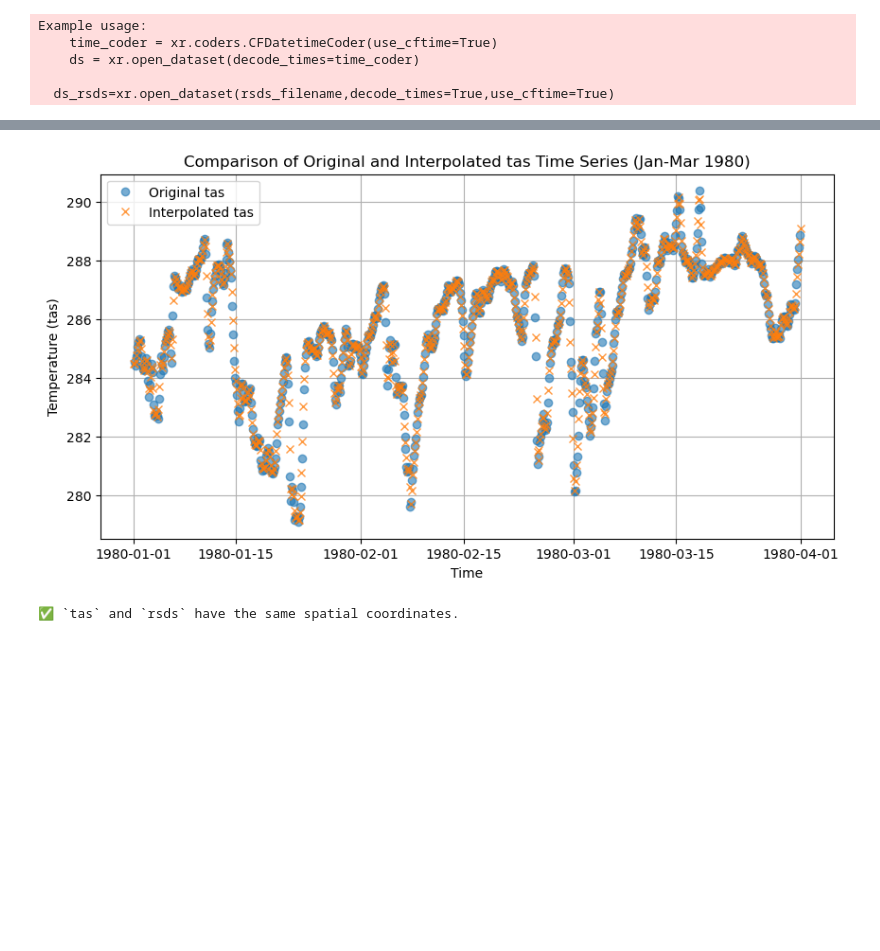
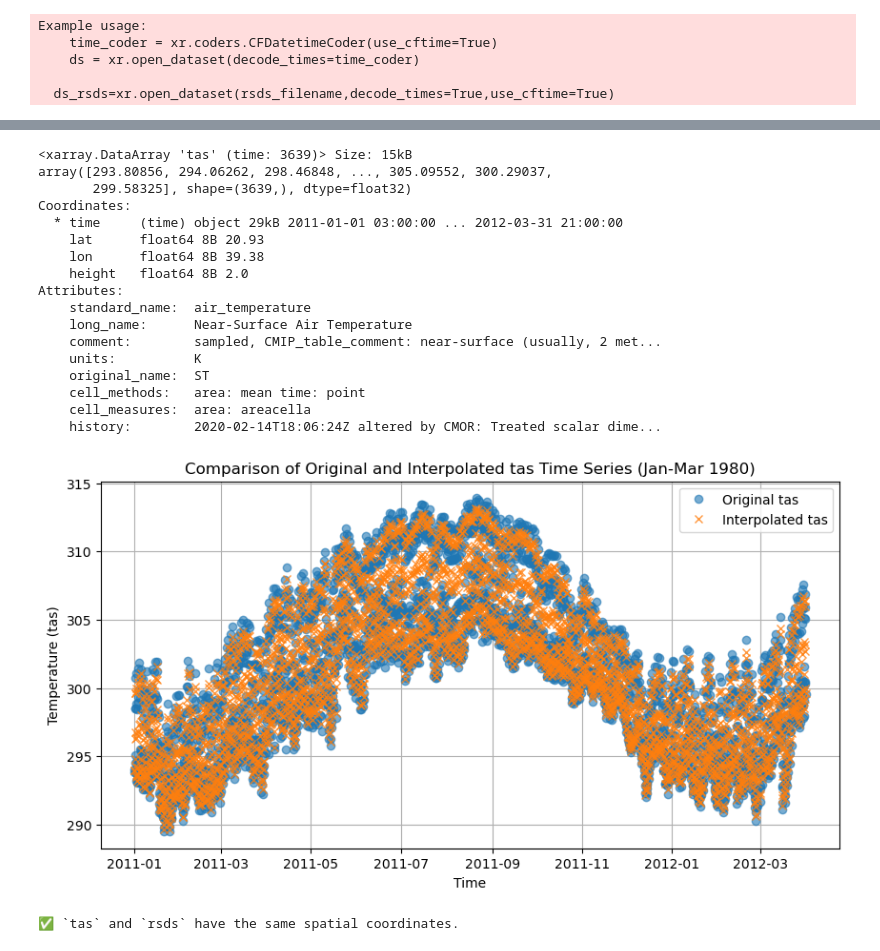
Before and after one commit to martabresco/Climate-Change-Impacted-Solar-Energy-Generation, a Jupyter notebook: temp_interpolation.ipynb, the cells around one changed output, grey strips where cells are left out. Saved outputs shown, nothing was run; the diff lists cells and outputs as text; code cells hidden in the pictures; blank space fills up the shorter version.

Commit message:
tas interp and sarah bias

```diff
--- a/temp_interpolation.ipynb
+++ b/temp_interpolation.ipynb
@@ -21,7 +21,7 @@ Example usage:
 
   ds_tas=xr.open_dataset(filename, decode_times=True, use_cftime=True)
 # %%
-rsds_filename="/groups/FutureWind/SFCRAD/ACCESS-CM2/historical/r1i1p1f1/rsds_3hr_ACCESS-CM2_historical_r1i1p1f1_gn_198001010130-198912312230.nc"
+rsds_filename="/groups/FutureWind/SFCRAD/CanESM5/historical/r1i1p2f1/rsds_3hr_CanESM5_historical_r1i1p2f1_gn_201101010130-201412312230.nc"
 ds_rsds=xr.open_dataset(rsds_filename,decode_times=True,use_cftime=True)
 # %% [output]
 Example usage:
@@ -220,6 +208,6 @@ print(tas_interp.shape)
 # %%
 # Define a smaller time range (first 3 months of 1980)
-time_subset = slice("1980-01-01", "1980-03-31")
+time_subset = slice("1012-01-01", "2012-03-31")
 
 # Subset the datasets
 tas_subset = tas_europe['tas'].sel(time=time_subset)
@@ -231,20 +219,43 @@ lon_sel = ds_tas['lon'].values[len(tas_europe['lon']) // 2]
 
 tas_original = tas_subset.sel(lat=lat_sel, lon=lon_sel, method='nearest')
 tas_interp_plot = tas_interp_subset.sel(lat=lat_sel, lon=lon_sel, method='nearest')
-
-# Plot
-plt.figure(figsize=(10, 5))
-plt.plot(tas_original['time'], tas_original, 'o', label='Original tas', alpha=0.6)
-plt.plot(tas_interp_plot['time'], tas_interp_plot, 'x', label='Interpolated tas', alpha=0.8)
-
-plt.xlabel('Time')
-plt.ylabel('Temperature (tas)')
-plt.title('Comparison of Original and Interpolated tas Time Series (Jan-Mar 1980)')
-plt.legend()
-plt.grid()
-plt.show()
+tas_original
 # %% [output]
-[figure, removed]
+<xarray.DataArray 'tas' (time: 3639)> Size: 15kB
+array([293.80856, 294.06262, 298.46848, ..., 305.09552, 300.29037,
+       299.58325], shape=(3639,), dtype=float32)
+Coordinates:
+  * time     (time) object 29kB 2011-01-01 03:00:00 ... 2012-03-31 21:00:00
+    lat      float64 8B 20.93
+    lon      float64 8B 39.38
+    height   float64 8B 2.0
+Attributes:
+    standard_name:  air_temperature
+    long_name:      Near-Surface Air Temperature
+    comment:        sampled, CMIP_table_comment: near-surface (usually, 2 met...
+    units:          K
+    original_name:  ST
+    cell_methods:   area: mean time: point
+    cell_measures:  area: areacella
+    history:        2020-02-14T18:06:24Z altered by CMOR: Treated scalar dime...
+# %%
+
+# Convert cftime to datetime64 for plotting
+tas_original_time = tas_original['time'].values.astype('datetime64[ns]')
+tas_interp_plot_time = tas_interp_plot['time'].values.astype('datetime64[ns]')# Plot
+# Plot
+plt.figure(figsize=(10, 5))
+plt.plot(tas_original_time, tas_original, 'o', label='Original tas', alpha=0.6)
+plt.plot(tas_interp_plot_time, tas_interp_plot, 'x', label='Interpolated tas', alpha=0.8)
+
+plt.xlabel('Time')
+plt.ylabel('Temperature (tas)')
+plt.title('Comparison of Original and Interpolated tas Time Series (Jan-Mar 1980)')
+plt.legend()
+plt.grid()
+plt.show()
+# %% [output]
+[figure, added]
 # %%
 # Check if lat and lon coordinates are the same
 lat_match = (tas_europe['lat'].values == rsds_europe['lat'].values).all()
```
Also changed, not shown: parts of 23 cells of this notebook, 45 other files.
